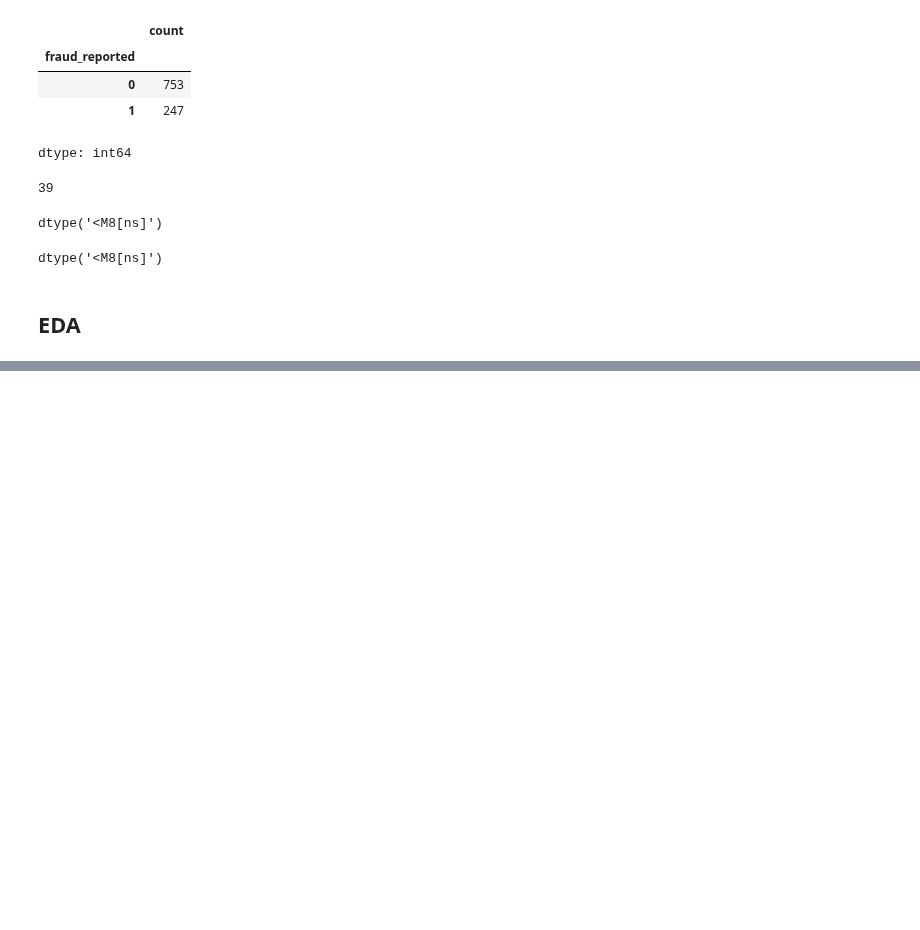
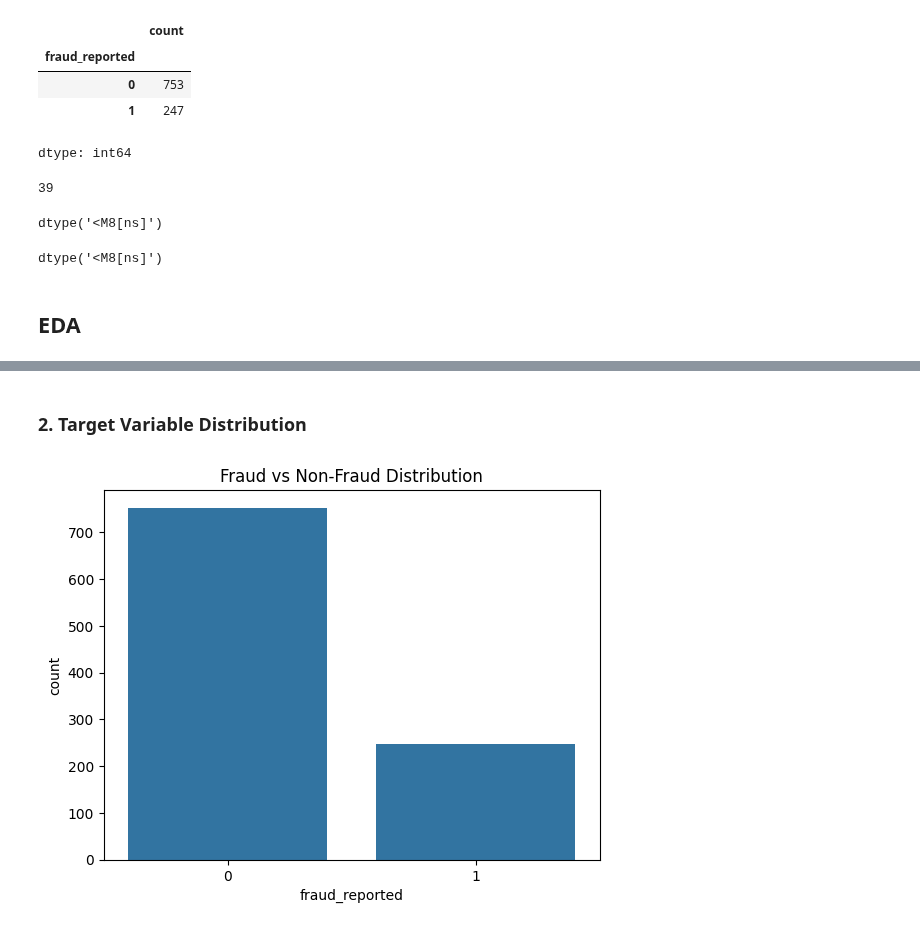
Before and after one commit to PavithraThantry-1998/insurance-claim-analysis-eda, a Jupyter notebook: notebooks/insurance_claim_eda.ipynb, the cells around one changed output, grey strips where cells are left out. Saved outputs shown, nothing was run; the diff lists cells and outputs as text; code cells hidden in the pictures; blank space fills up the shorter version.

```diff
--- a/notebooks/insurance_claim_eda.ipynb
+++ b/notebooks/insurance_claim_eda.ipynb
@@ -241,0 +236,11 @@ Before imputation, we explore whether missingness itself is associated with frau
+# %%
+# Create Missing Flags
+missing_cols = [
+    'property_damage',
+    'police_report_available',
+    'collision_type',
+    'authorities_contacted'
+]
+
+for col in missing_cols:
+    df[col + '_missing'] = df[col].isnull().astype(int)
@@ -241,0 +277,9 @@ Before imputation, we explore whether missingness itself is associated with frau
+# %% [markdown]
+### 2. Target Variable Distribution
+# %%
+plt.figure()
+sns.countplot(x='fraud_reported', data=df)
+plt.title('Fraud vs Non-Fraud Distribution')
+plt.show()
+# %% [output]
+[figure, added]
```
Also changed, not shown: parts of 12 cells of this notebook.
